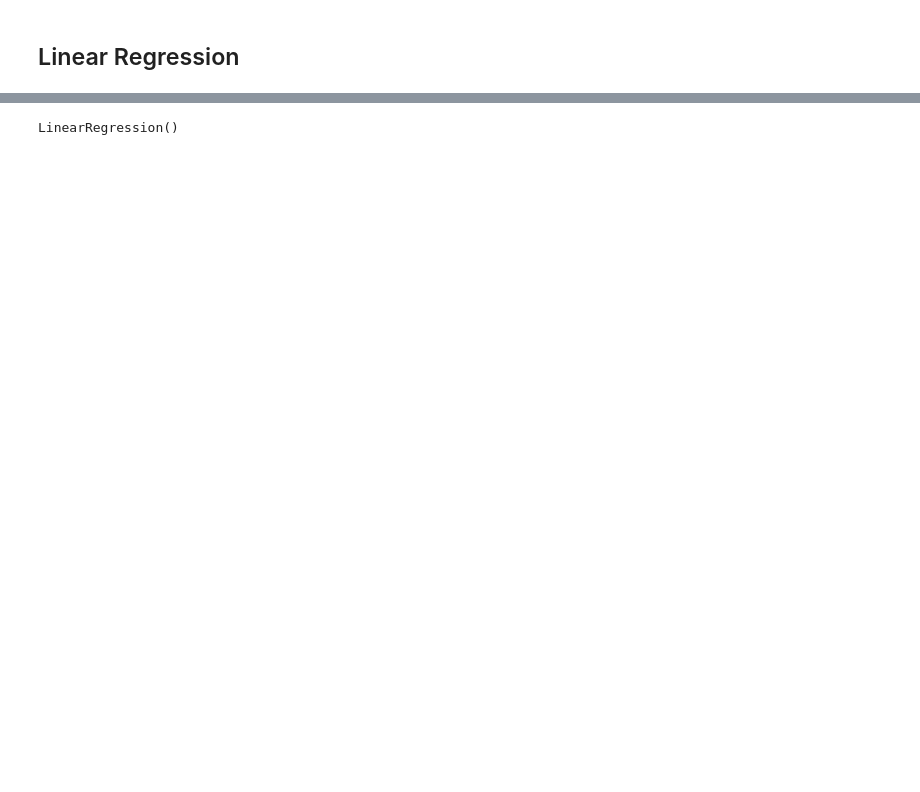
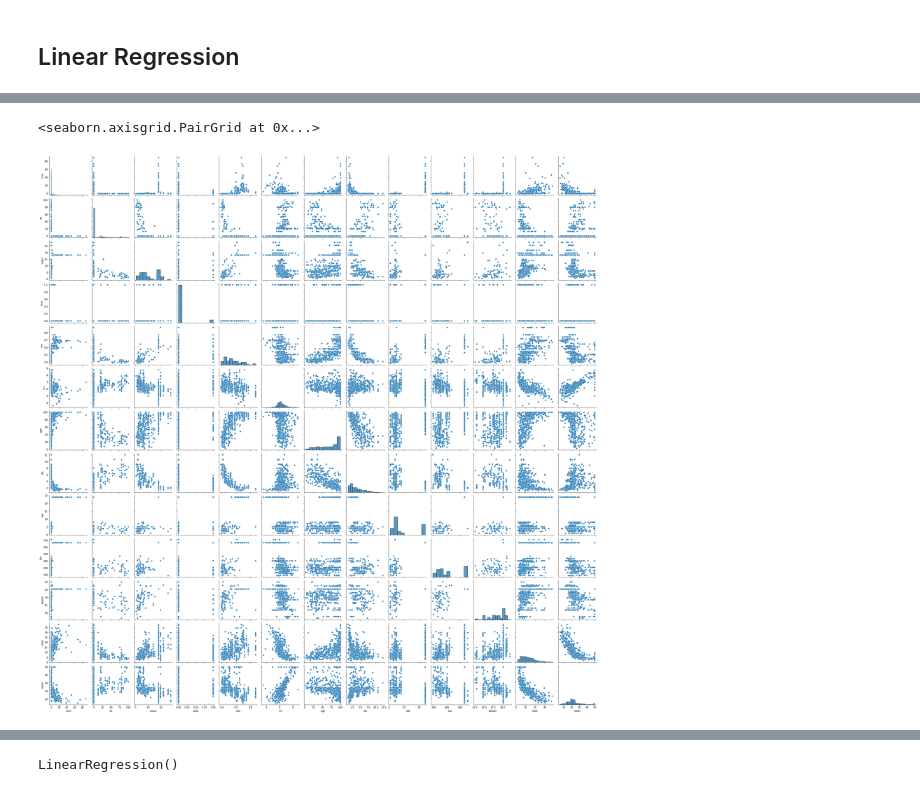
Before and after one commit to LukeMoraglia/ML_algorithms, a Jupyter notebook: LinearRegression.ipynb, the cells around one changed output, grey strips where cells are left out. Saved outputs shown, nothing was run; the diff lists cells and outputs as text; code cells hidden in the pictures; blank space fills up the shorter version.

```diff
--- a/LinearRegression.ipynb
+++ b/LinearRegression.ipynb
@@ -53,0 +39,5 @@ X.head()
+# %%
+sns.pairplot(data_df)
+# %% [output]
+<seaborn.axisgrid.PairGrid at 0x...>
+[figure, added]
```
Also changed, not shown: parts of 19 cells of this notebook.
